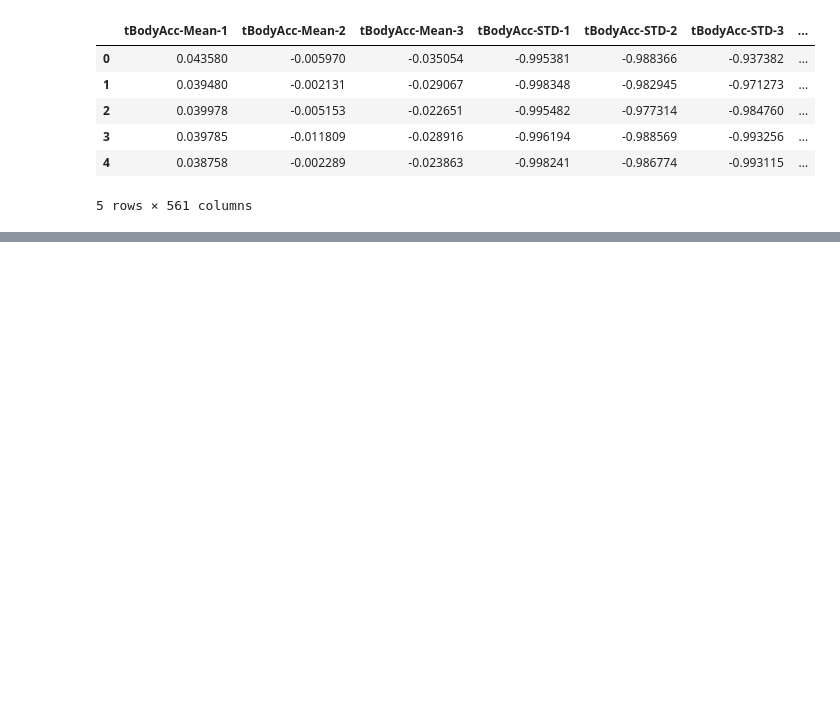
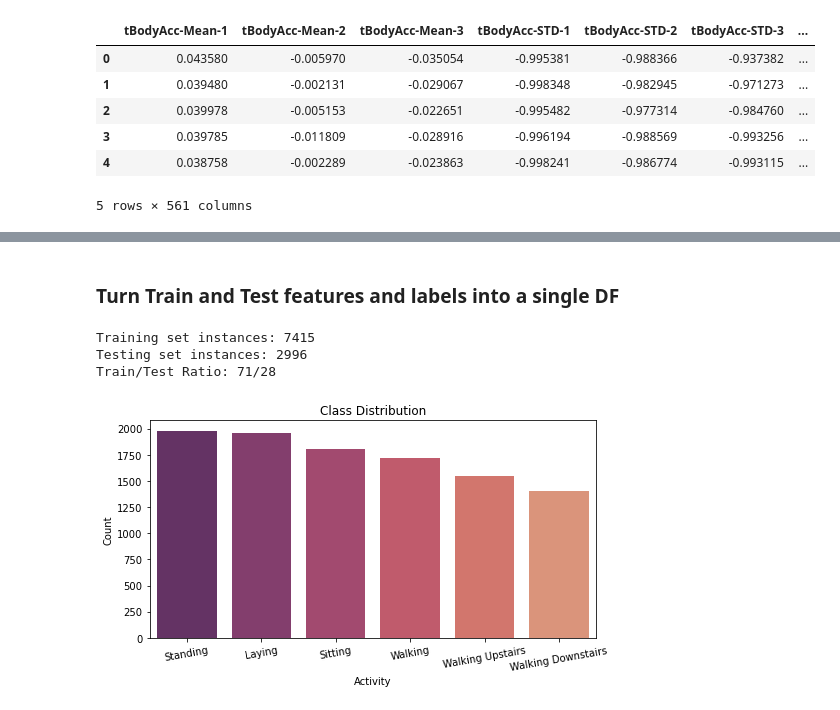
Before and after one commit to jonnyhof/human_activity_recognition, a Jupyter notebook: scratch_exploration.ipynb, the cells around one changed output, grey strips where cells are left out. Cells and saved outputs as stored; diff of their text form; code cells hidden in the pictures; blank space fills up the shorter version.

```diff
--- a/scratch_exploration.ipynb
+++ b/scratch_exploration.ipynb
@@ -52,5 +44,5 @@ unique_cols
  'tYAxisAcc-AngleWRTGravity-1',
  'tZAxisAcc-AngleWRTGravity-1']
 # %%
-df = pd.read_csv('data/HAPT_data_set/Train/X_train.txt', delimiter=' ', engine='python', header=None, names=unique_cols)
+X_train = pd.read_csv('data/HAPT_data_set/Train/X_train.txt', delimiter=' ', engine='python', header=None, names=unique_cols)
 # %%
@@ -67,0 +61,3 @@ df.head(100).to_csv('sample_data.csv', index=False)
+# %%
+y_train = pd.read_csv('data/HAPT_data_set/Train/y_train.txt', header=None, names=['Activity_Label'])
+y_train.head()
@@ -67,0 +75,5 @@ df.head(100).to_csv('sample_data.csv', index=False)
+# %%
+X_test = pd.read_csv('data/HAPT_data_set/Test/X_test.txt', delimiter=' ', engine='python', header=None, names=unique_cols)
+y_test = pd.read_csv('data/HAPT_data_set/Test/y_test.txt', header=None, names=['Activity_Label'])
+
+len(X_test) == len(y_test)
@@ -67,0 +96,40 @@ df.head(100).to_csv('sample_data.csv', index=False)
+# %% [markdown]
+### Turn Train and Test features and labels into a single DF
+# %%
+# Join the labels and the features.
+train = y_train.join(X_train)
+test = y_test.join(X_test)
+
+# Remove transition activites
+train = train[train['Activity_Label'] < 7]
+test = test[test['Activity_Label'] < 7]
+
+# Add binary activity column for first stage classification
+train['binary_activity'] = np.where(train['Activity_Label'] < 4, 'D', 'S')
+test['binary_activity'] = np.where(test['Activity_Label'] < 4, 'D', 'S')
+
+# Check the lengths and that the train test split ratio was retained after removing transition activities.
+print(f'''Training set instances: {len(train)}
+Testing set instances: {len(test)}
+Train/Test Ratio: {int(len(train)/(len(train)+len(test))*100)}/{int(len(test)/(len(train)+len(test))*100)}''')
+# %% [output]
+Training set instances: 7415
+Testing set instances: 2996
+Train/Test Ratio: 71/28
+# %%
+train_counts = train['Activity_Label'].value_counts().values
+test_counts = test['Activity_Label'].value_counts().values
+counts = train_counts + test_counts
+labels = ['Standing', 'Laying', 'Sitting', 'Walking', 'Walking Upstairs', 'Walking Downstairs']
+
+fig, ax = plt.subplots(figsize=(8,4))
+
+ax = sns.barplot(labels, counts, palette='flare_r')
+ax.tick_params(axis='x', labelrotation=10)
+ax.set_title("Class Distribution")
+ax.set_xlabel('Activity')
+ax.set_ylabel('Count')
+# plt.tight_layout()
+fig.savefig('images/class_distribution.png')
+# %% [output]
+[figure, added]
```
Also changed, not shown: parts of 12 cells of this notebook.
